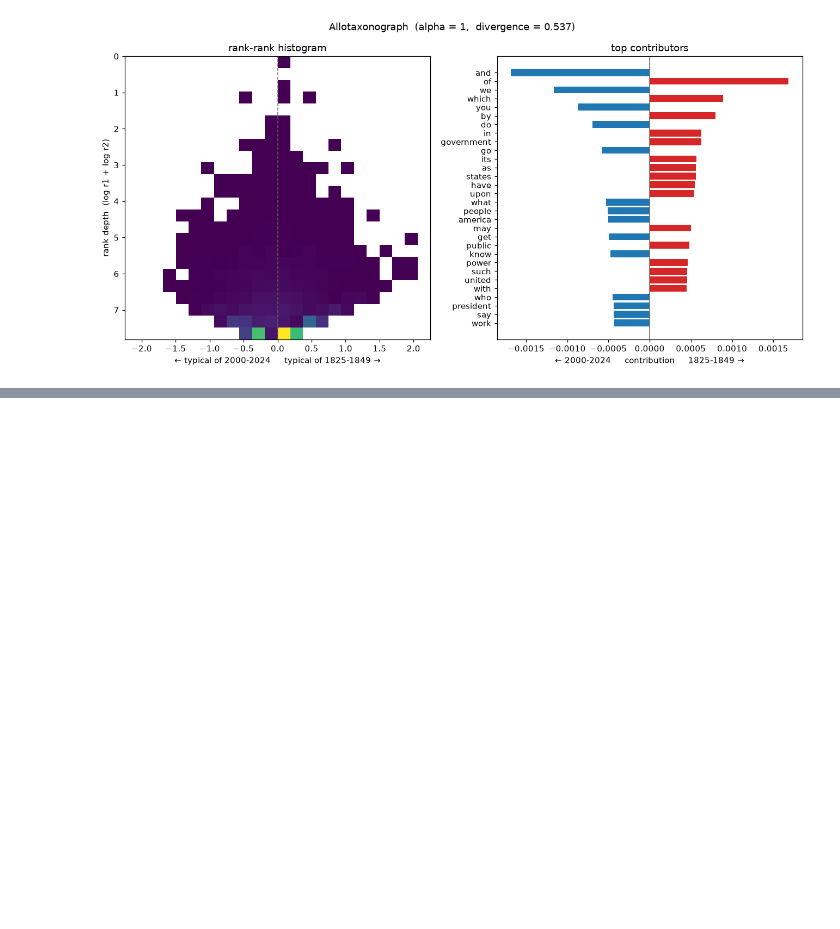
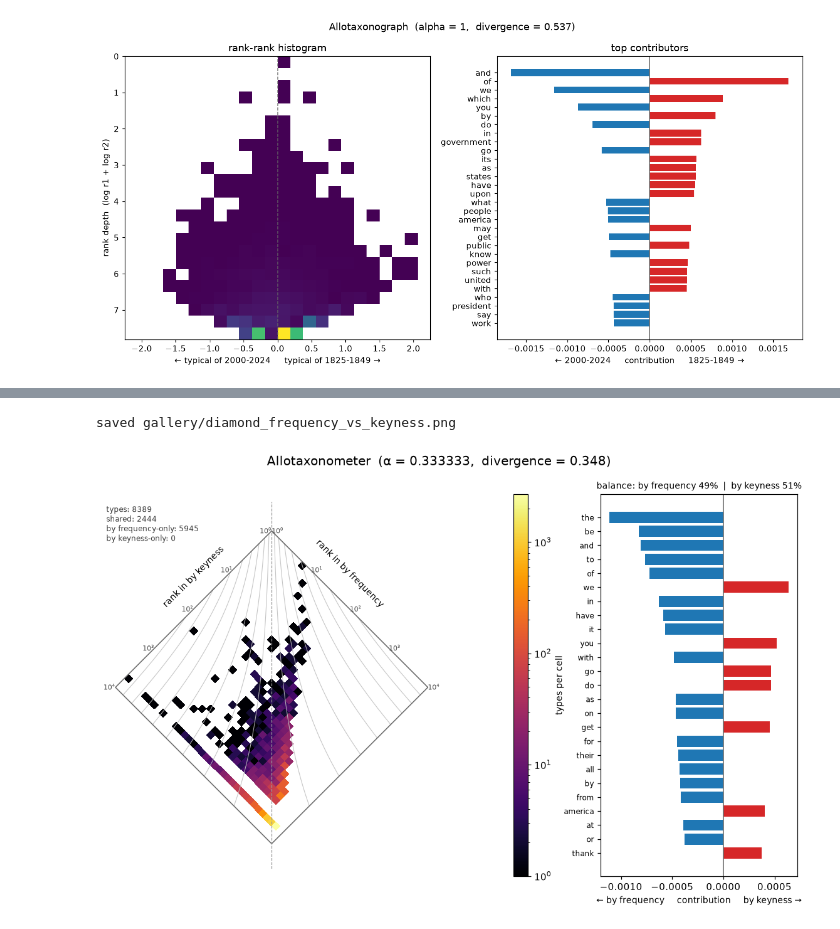
Before and after one commit to crow-intelligence/keyflux, a Jupyter notebook: examples/presidential_speeches.ipynb, the cells around one changed output, grey strips where cells are left out. Drawn from its saved outputs; the diff is of its cells as text; code cells hidden in the pictures; blank space fills up the shorter version.

```diff
--- a/examples/presidential_speeches.ipynb
+++ b/examples/presidential_speeches.ipynb
@@ -180,0 +225,15 @@ saved gallery/alpha_sweep_1.png
+# %%
+freq_rank = RankedList.from_counts(counts["2000-2024"], label="by frequency")
+_k = Keyness(counts["2000-2024"], counts["1825-1849"],
+             min_focus_freq=10, min_reference_freq=10)
+key_scores = {r.type: r.statistic for r in _k.table() if r.direction == "positive"}
+key_rank = RankedList.from_scores(key_scores, label="by keyness")
+fig_fk = allotaxonometer(freq_rank, key_rank, alpha=1 / 3)
+fig_fk.savefig(
+    GALLERY / "diamond_frequency_vs_keyness.png", dpi=130, bbox_inches="tight"
+)
+print("saved gallery/diamond_frequency_vs_keyness.png")
+show(fig_fk)
+# %% [output]
+saved gallery/diamond_frequency_vs_keyness.png
+[figure, added]
```
Also changed, not shown: parts of 8 cells of this notebook, 17 other files.
